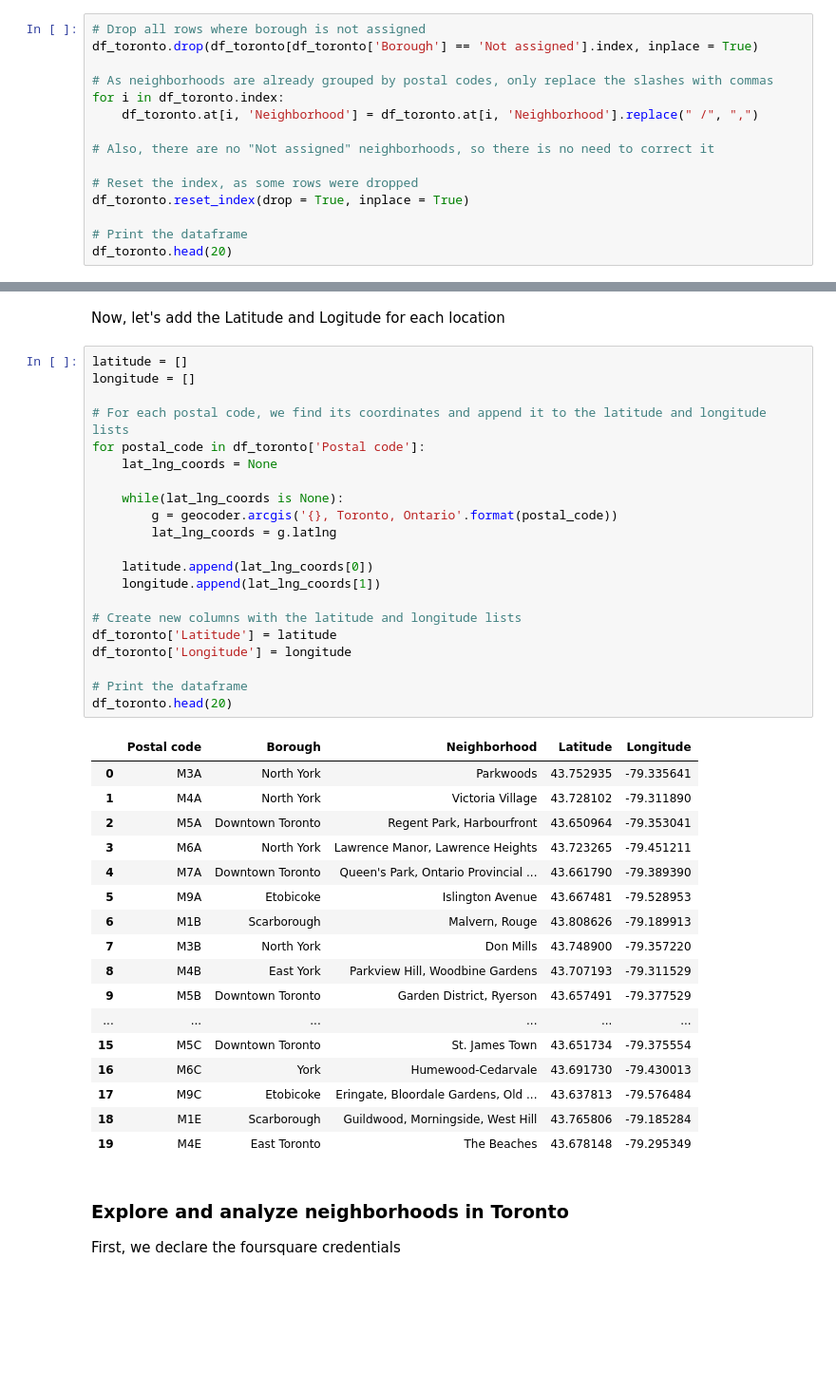
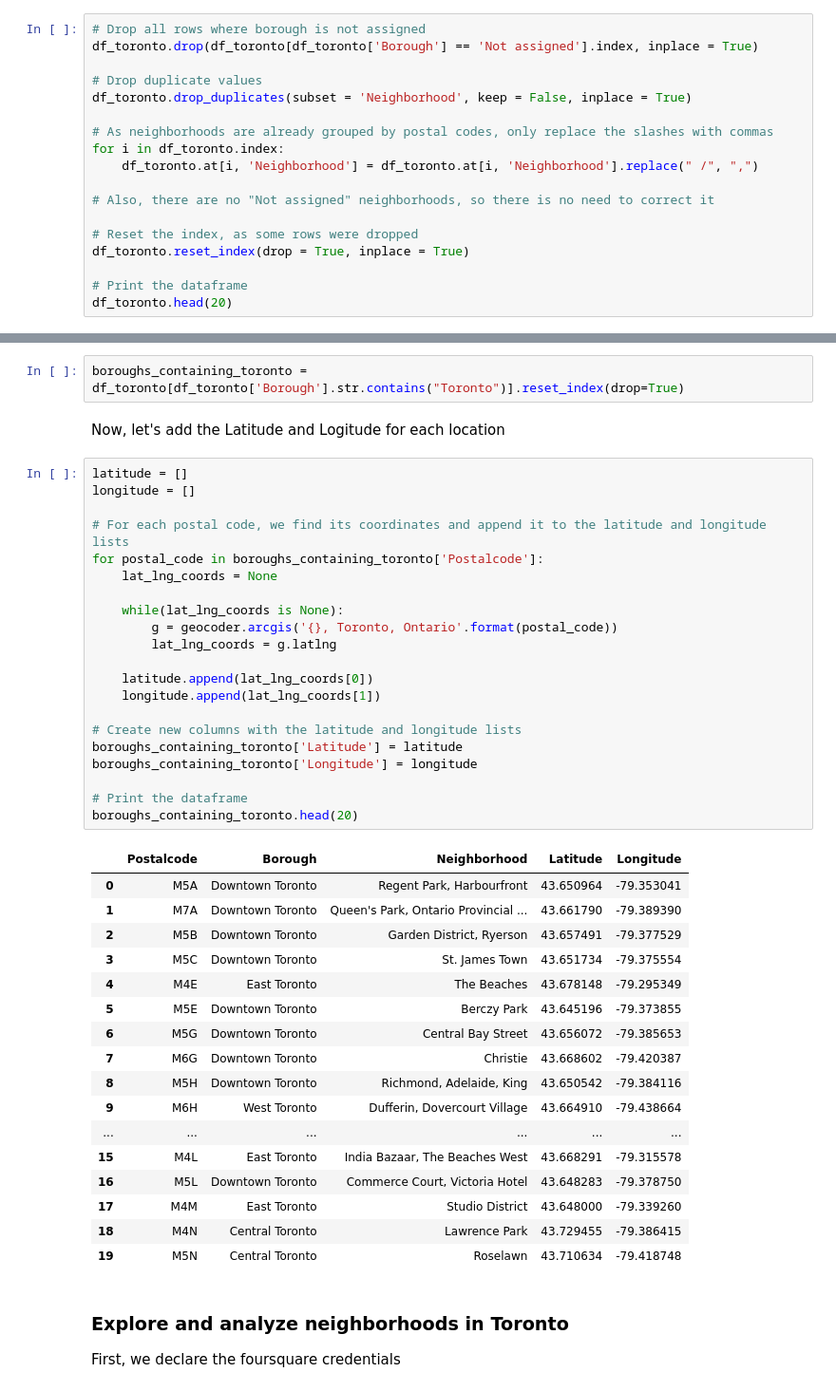
Before and after one commit to DiegoCarrillo95/Data_Science_Capstone, a Jupyter notebook: capstone_notebook.ipynb, the cells around one changed output, grey strips where cells are left out. Shown: that part at 95% size. Drawn from its saved outputs; the diff is of its cells as text; blank space fills up the shorter version.

```diff
--- a/capstone_notebook.ipynb
+++ b/capstone_notebook.ipynb
@@ -26,6 +30,9 @@ df_toronto = wikitable[0]
 # %%
 # Drop all rows where borough is not assigned
 df_toronto.drop(df_toronto[df_toronto['Borough'] == 'Not assigned'].index, inplace = True)
+
+# Drop duplicate values
+df_toronto.drop_duplicates(subset = 'Neighborhood', keep = False, inplace = True)
 
 # As neighborhoods are already grouped by postal codes, only replace the slashes with commas
 for i in df_toronto.index:
@@ -59,44 +68,46 @@ df_toronto.head(20)
+# %%
+boroughs_containing_toronto = df_toronto[df_toronto['Borough'].str.contains("Toronto")].reset_index(drop=True)
 # %% [markdown]
 Now, let's add the Latitude and Logitude for each location
 # %%
 latitude = []
 longitude = []
 
 # For each postal code, we find its coordinates and append it to the latitude and longitude lists
-for postal_code in df_toronto['Postal code']:
+for postal_code in boroughs_containing_toronto['Postalcode']:
     lat_lng_coords = None
 
     while(lat_lng_coords is None):
         g = geocoder.arcgis('{}, Toronto, Ontario'.format(postal_code))
         lat_lng_coords = g.latlng
 
     latitude.append(lat_lng_coords[0])
     longitude.append(lat_lng_coords[1])
 
 # Create new columns with the latitude and longitude lists
-df_toronto['Latitude'] = latitude
-df_toronto['Longitude'] = longitude
+boroughs_containing_toronto['Latitude'] = latitude
+boroughs_containing_toronto['Longitude'] = longitude
 
 # Print the dataframe
-df_toronto.head(20)
+boroughs_containing_toronto.head(20)
 # %% [output]
-|  | Postal code | Borough | Neighborhood | Latitude | Longitude |
-| 0 | M3A | North York | Parkwoods | 43.752935 | -79.335641 |
-| 1 | M4A | North York | Victoria Village | 43.728102 | -79.311890 |
-| 2 | M5A | Downtown Toronto | Regent Park, Harbourfront | 43.650964 | -79.353041 |
-| 3 | M6A | North York | Lawrence Manor, Lawrence Heights | 43.723265 | -79.451211 |
-| 4 | M7A | Downtown Toronto | Queen's Park, Ontario Provincial ... | 43.661790 | -79.389390 |
-| 5 | M9A | Etobicoke | Islington Avenue | 43.667481 | -79.528953 |
-| 6 | M1B | Scarborough | Malvern, Rouge | 43.808626 | -79.189913 |
-| 7 | M3B | North York | Don Mills | 43.748900 | -79.357220 |
-| 8 | M4B | East York | Parkview Hill, Woodbine Gardens | 43.707193 | -79.311529 |
-| 9 | M5B | Downtown Toronto | Garden District, Ryerson | 43.657491 | -79.377529 |
+|  | Postalcode | Borough | Neighborhood | Latitude | Longitude |
+| 0 | M5A | Downtown Toronto | Regent Park, Harbourfront | 43.650964 | -79.353041 |
+| 1 | M7A | Downtown Toronto | Queen's Park, Ontario Provincial ... | 43.661790 | -79.389390 |
+| 2 | M5B | Downtown Toronto | Garden District, Ryerson | 43.657491 | -79.377529 |
+| 3 | M5C | Downtown Toronto | St. James Town | 43.651734 | -79.375554 |
+| 4 | M4E | East Toronto | The Beaches | 43.678148 | -79.295349 |
+| 5 | M5E | Downtown Toronto | Berczy Park | 43.645196 | -79.373855 |
+| 6 | M5G | Downtown Toronto | Central Bay Street | 43.656072 | -79.385653 |
+| 7 | M6G | Downtown Toronto | Christie | 43.668602 | -79.420387 |
+| 8 | M5H | Downtown Toronto | Richmond, Adelaide, King | 43.650542 | -79.384116 |
+| 9 | M6H | West Toronto | Dufferin, Dovercourt Village | 43.664910 | -79.438664 |
 | ... | ... | ... | ... | ... | ... |
-| 15 | M5C | Downtown Toronto | St. James Town | 43.651734 | -79.375554 |
-| 16 | M6C | York | Humewood-Cedarvale | 43.691730 | -79.430013 |
-| 17 | M9C | Etobicoke | Eringate, Bloordale Gardens, Old ... | 43.637813 | -79.576484 |
-| 18 | M1E | Scarborough | Guildwood, Morningside, West Hill | 43.765806 | -79.185284 |
-| 19 | M4E | East Toronto | The Beaches | 43.678148 | -79.295349 |
+| 15 | M4L | East Toronto | India Bazaar, The Beaches West | 43.668291 | -79.315578 |
+| 16 | M5L | Downtown Toronto | Commerce Court, Victoria Hotel | 43.648283 | -79.378750 |
+| 17 | M4M | East Toronto | Studio District | 43.648000 | -79.339260 |
+| 18 | M4N | Central Toronto | Lawrence Park | 43.729455 | -79.386415 |
+| 19 | M5N | Central Toronto | Roselawn | 43.710634 | -79.418748 |
 # %% [markdown]
 ### Explore and analyze neighborhoods in Toronto
 First, we declare the foursquare credentials
```
Also changed, not shown: parts of 11 cells of this notebook.
